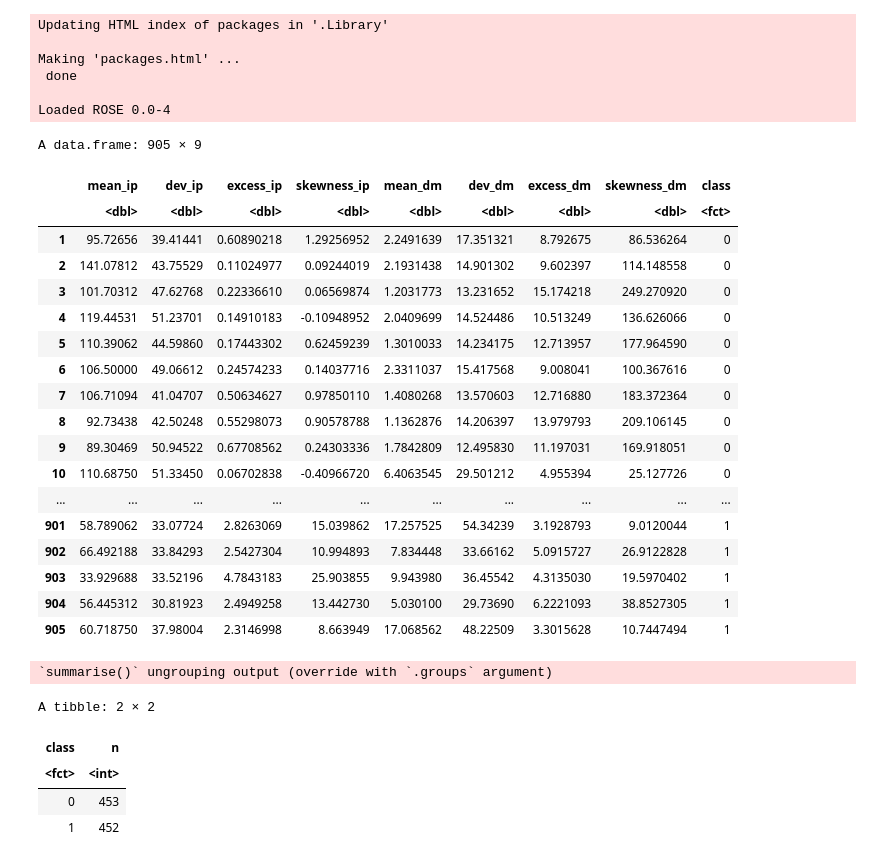
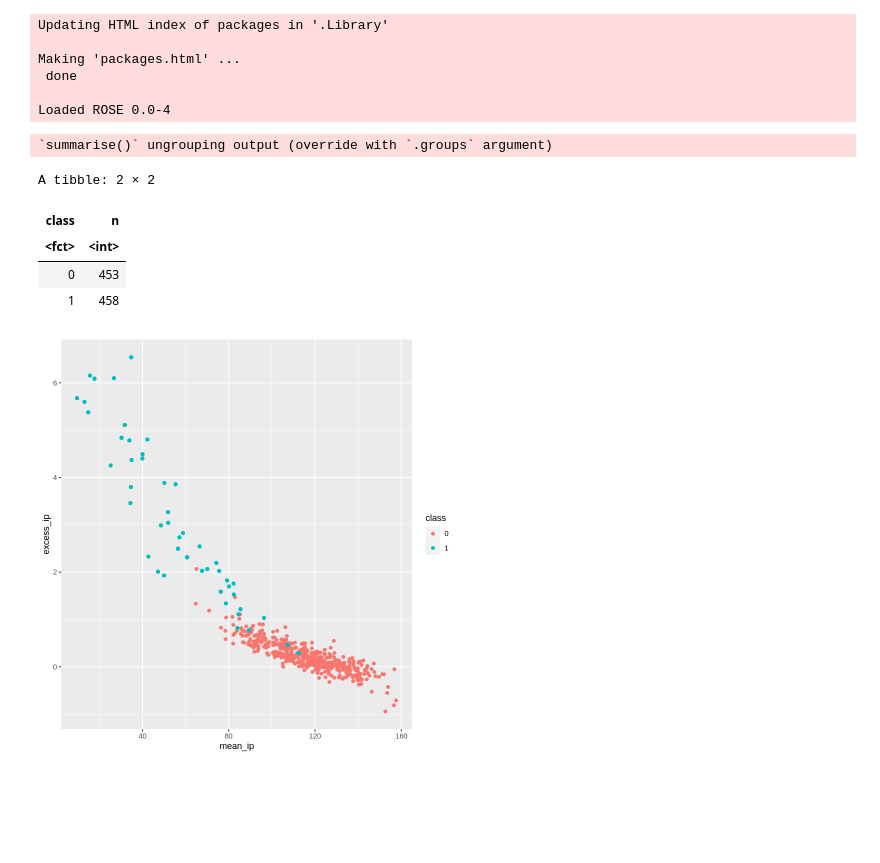
Before and after one commit to kseniak1/DSCI100-Project, a Jupyter notebook: Ksenia_Work.ipynb, the cells around one changed output. Cells and saved outputs as stored; diff of their text form; code cells hidden in the pictures; blank space fills up the shorter version.

Commit message:
Made random point

```diff
--- a/Ksenia_Work.ipynb
+++ b/Ksenia_Work.ipynb
@@ -122,35 +132,22 @@ Making 'packages.html' ...
 
 Loaded ROSE 0.0-4
 # %%
+set.seed(19)
 pulsar <- ovun.sample(class~., data = balance_pulsar, p = 0.5, method = "over")$data
-pulsar
 pulsar_nums <- pulsar %>%
                 group_by(class) %>%
                 summarize(n = n())
 pulsar_nums
 # %% [output]
-A data.frame: 905 × 9
+`summarise()` ungrouping output (override with `.groups` argument)
+A tibble: 2 × 2
-|  | mean_ip | dev_ip | excess_ip | skewness_ip | mean_dm | dev_dm | excess_dm | skewness_dm | class |
-|  | <dbl> | <dbl> | <dbl> | <dbl> | <dbl> | <dbl> | <dbl> | <dbl> | <fct> |
-| 1 | 95.72656 | 39.41441 | 0.60890218 | 1.29256952 | 2.2491639 | 17.351321 | 8.792675 | 86.536264 | 0 |
-| 2 | 141.07812 | 43.75529 | 0.11024977 | 0.09244019 | 2.1931438 | 14.901302 | 9.602397 | 114.148558 | 0 |
-| 3 | 101.70312 | 47.62768 | 0.22336610 | 0.06569874 | 1.2031773 | 13.231652 | 15.174218 | 249.270920 | 0 |
-| 4 | 119.44531 | 51.23701 | 0.14910183 | -0.10948952 | 2.0409699 | 14.524486 | 10.513249 | 136.626066 | 0 |
-| 5 | 110.39062 | 44.59860 | 0.17443302 | 0.62459239 | 1.3010033 | 14.234175 | 12.713957 | 177.964590 | 0 |
-| 6 | 106.50000 | 49.06612 | 0.24574233 | 0.14037716 | 2.3311037 | 15.417568 | 9.008041 | 100.367616 | 0 |
-| 7 | 106.71094 | 41.04707 | 0.50634627 | 0.97850110 | 1.4080268 | 13.570603 | 12.716880 | 183.372364 | 0 |
-| 8 | 92.73438 | 42.50248 | 0.55298073 | 0.90578788 | 1.1362876 | 14.206397 | 13.979793 | 209.106145 | 0 |
-| 9 | 89.30469 | 50.94522 | 0.67708562 | 0.24303336 | 1.7842809 | 12.495830 | 11.197031 | 169.918051 | 0 |
-| 10 | 110.68750 | 51.33450 | 0.06702838 | -0.40966720 | 6.4063545 | 29.501212 | 4.955394 | 25.127726 | 0 |
-| ... | ... | ... | ... | ... | ... | ... | ... | ... | ... |
-| 901 | 58.789062 | 33.07724 | 2.8263069 | 15.039862 | 17.257525 | 54.34239 | 3.1928793 | 9.0120044 | 1 |
-| 902 | 66.492188 | 33.84293 | 2.5427304 | 10.994893 | 7.834448 | 33.66162 | 5.0915727 | 26.9122828 | 1 |
-| 903 | 33.929688 | 33.52196 | 4.7843183 | 25.903855 | 9.943980 | 36.45542 | 4.3135030 | 19.5970402 | 1 |
-| 904 | 56.445312 | 30.81923 | 2.4949258 | 13.442730 | 5.030100 | 29.73690 | 6.2221093 | 38.8527305 | 1 |
-| 905 | 60.718750 | 37.98004 | 2.3146998 | 8.663949 | 17.068562 | 48.22509 | 3.3015628 | 10.7447494 | 1 |
+| class | n |
+| <fct> | <int> |
+| 0 | 453 |
+| 1 | 458 |
-`summarise()` ungrouping output (override with `.groups` argument)
-A tibble: 2 × 2
-| class | n |
-| <fct> | <int> |
-| 0 | 453 |
-| 1 | 452 |
+# %%
+pulsar_plot <- ggplot(pulsar, aes(x = mean_ip, y = excess_ip, color = class)) +
+                geom_point()
+pulsar_plot
+# %% [output]
+[figure, added]
```
Also changed, not shown: parts of 6 cells of this notebook.
